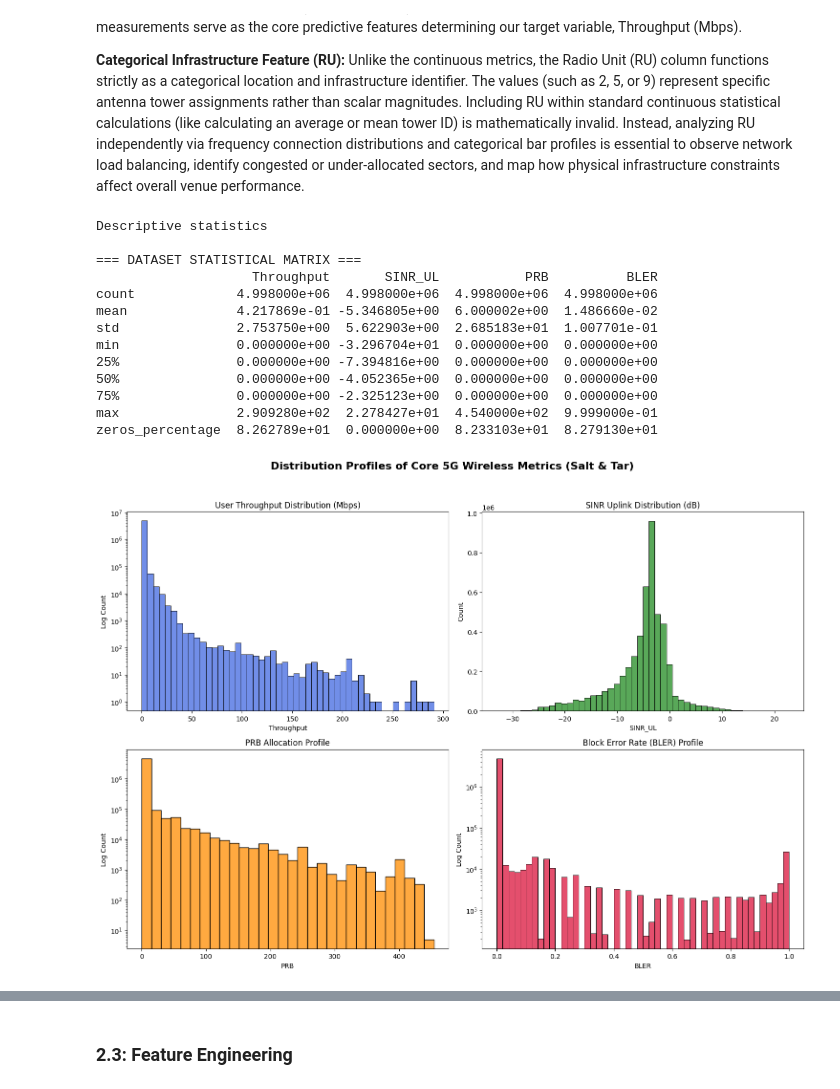
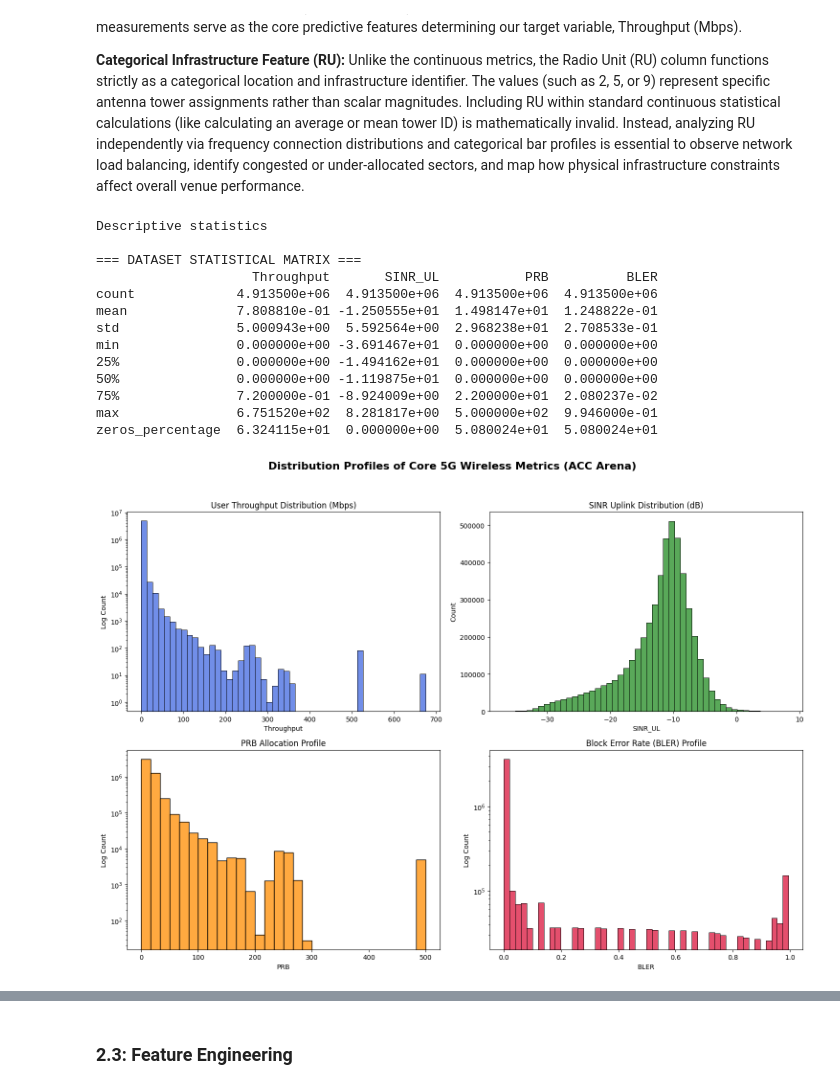
Before and after one commit to icgoogo/throughput_prediction_for_5G_high_density_network, a Jupyter notebook: Project.ipynb, the cells around one changed output, grey strips where cells are left out. Cells and saved outputs as stored; diff of their text form; code cells hidden in the pictures.

Commit message:
ACC Arena 500 user update

```diff
--- a/Project.ipynb
+++ b/Project.ipynb
@@ -56,13 +56,14 @@ def flatten_metric(file_path, feature_name):
     # Drop the old string column and return
     return df_long[['Timestamp', 'User_ID', feature_name]]
 # %%
-DATASET_PATH="Salt_Tar"
+DATASET_PATH="ACC_Arena"
+
 os.listdir(DATASET_PATH)
 
 
-flat_tp = flatten_metric(str(DATASET_PATH)+"/Throughput_Salt_Tar/Throughput_UE_Id_0_499.csv", "Throughput")
-flat_sinr = flatten_metric(str(DATASET_PATH)+"/SINR_Salt_Tar/SINRUL_UE_Id_0_499.csv", "SINR_UL")
-flat_prb = flatten_metric(str(DATASET_PATH)+"/PRB_Salt_Tar/PRBS_UE_Id_0_499.csv", "PRB")
-flat_ru = flatten_metric(str(DATASET_PATH)+"/RU_Association_Salt_Tar/RU_UE_Id_0_499.csv", "RU")
-flat_bler = flatten_metric(str(DATASET_PATH)+"/BLER_Salt_Tar/BLER_UE_Id_0_499.csv", "BLER")
+flat_tp = flatten_metric(str(DATASET_PATH)+"/Throughput_Acc_Arena/Throughput_UE_Id_0_499.csv", "Throughput")
+flat_sinr = flatten_metric(str(DATASET_PATH)+"/SINR_Acc_Arena/SINRUL_UE_Id_0_499.csv", "SINR_UL")
+flat_prb = flatten_metric(str(DATASET_PATH)+"/PRB_Acc_Arena/PRBS_UE_Id_0_499.csv", "PRB")
+flat_ru = flatten_metric(str(DATASET_PATH)+"/RU_Association_Acc_Arena/RU_UE_Id_0_499.csv", "RU")
+flat_bler = flatten_metric(str(DATASET_PATH)+"/BLER_Acc_Arena/BLER_UE_Id_0_499.csv", "BLER")
 # %%
@@ -92,7 +93,7 @@ import numpy as np
 print("Decoding and flattening the nested Positions file...")
 
 # 1. Load the raw horizontal position matrix
-df_pos_raw = pd.read_csv(str(DATASET_PATH)+"/Positions_Salt_Tar/Positions_Salt_Tar_UE_Id_0_499.csv")
+df_pos_raw = pd.read_csv(str(DATASET_PATH)+"/Positions_Acc_Arena/Positions_Salt_Tar_UE_Id_0_499.csv")
 
 # 2. Extract values to handle repeating column names safely via numpy
 raw_matrix = df_pos_raw.values
@@ -268,43 +269,43 @@ Descriptive statistics
 
 === DATASET STATISTICAL MATRIX ===
                     Throughput       SINR_UL           PRB          BLER
-count             4.998000e+06  4.998000e+06  4.998000e+06  4.998000e+06
-mean              4.217869e-01 -5.346805e+00  6.000002e+00  1.486660e-02
-std               2.753750e+00  5.622903e+00  2.685183e+01  1.007701e-01
-min               0.000000e+00 -3.296704e+01  0.000000e+00  0.000000e+00
-25%               0.000000e+00 -7.394816e+00  0.000000e+00  0.000000e+00
-50%               0.000000e+00 -4.052365e+00  0.000000e+00  0.000000e+00
-75%               0.000000e+00 -2.325123e+00  0.000000e+00  0.000000e+00
-max               2.909280e+02  2.278427e+01  4.540000e+02  9.999000e-01
-zeros_percentage  8.262789e+01  0.000000e+00  8.233103e+01  8.279130e+01
+count             4.913500e+06  4.913500e+06  4.913500e+06  4.913500e+06
+mean              7.808810e-01 -1.250555e+01  1.498147e+01  1.248822e-01
+std               5.000943e+00  5.592564e+00  2.968238e+01  2.708533e-01
+min               0.000000e+00 -3.691467e+01  0.000000e+00  0.000000e+00
+25%               0.000000e+00 -1.494162e+01  0.000000e+00  0.000000e+00
+50%               0.000000e+00 -1.119875e+01  0.000000e+00  0.000000e+00
+75%               7.200000e-01 -8.924009e+00  2.200000e+01  2.080237e-02
+max               6.751520e+02  8.281817e+00  5.000000e+02  9.946000e-01
+zeros_percentage  6.324115e+01  0.000000e+00  5.080024e+01  5.080024e+01
 # %%
 fig, axes = plt.subplots(2, 2, figsize=(15, 11))
-fig.suptitle('Distribution Profiles of Core 5G Wireless Metrics (Salt & Tar)', fontsize=16, fontweight='bold')
+fig.suptitle('Distribution Profiles of Core 5G Wireless Metrics (ACC Arena)', fontsize=16, fontweight='bold')
 
 # Throughput Distribution
 sns.histplot(data=master_df, x='Throughput', bins=50, ax=axes[0,0], color='royalblue', kde=False)
 axes[0,0].set_title('User Throughput Distribution (Mbps)', fontsize=12)
 axes[0,0].set_yscale('log') # Log scale prevents 0-value peaks from hiding everything else
 axes[0,0].set_ylabel('Log Count')
 
 # SINR Uplink Distribution
 sns.histplot(data=master_df, x='SINR_UL', bins=50, ax=axes[0,1], color='forestgreen', kde=False)
 axes[0,1].set_title('SINR Uplink Distribution (dB)', fontsize=12)
 axes[0,1].set_ylabel('Count')
 
 # Physical Resource Blocks (PRB) Distribution
 sns.histplot(data=master_df, x='PRB', bins=30, ax=axes[1,0], color='darkorange', kde=False)
 axes[1,0].set_title('PRB Allocation Profile', fontsize=12)
 axes[1,0].set_yscale('log')
 axes[1,0].set_ylabel('Log Count')
 
 # Block Error Rate (BLER) Distribution
 sns.histplot(data=master_df, x='BLER', bins=50, ax=axes[1,1], color='crimson', kde=False)
 axes[1,1].set_title('Block Error Rate (BLER) Profile', fontsize=12)
 axes[1,1].set_yscale('log')
 axes[1,1].set_ylabel('Log Count')
 
 plt.tight_layout(rect=[0, 0, 1, 0.95])
 plt.show()
 # %% [output]
-[figure, old version]
+[figure, new version]
```
Also changed, not shown: parts of 39 cells of this notebook.
